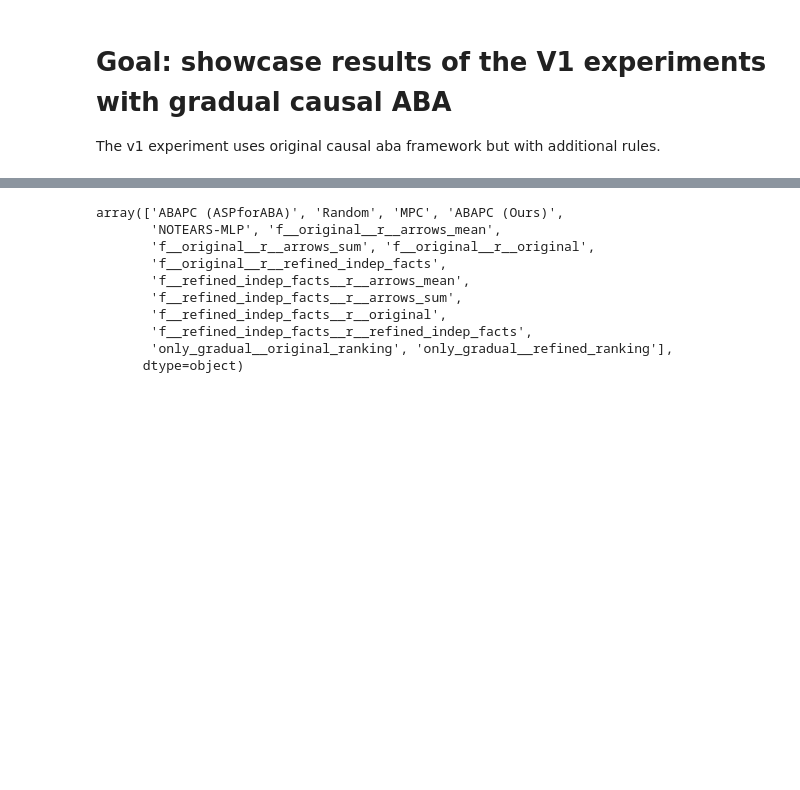
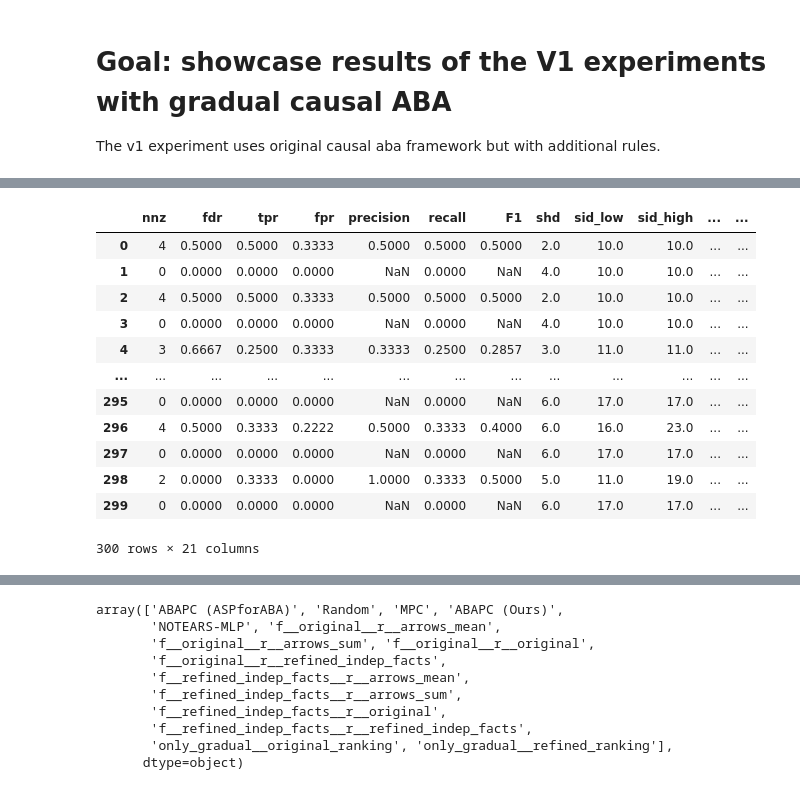
Before and after one commit to fisheeve/gradual-sem-causal-aba, a Jupyter notebook: notebooks/ExperimentV1/demo.ipynb, the cells around one changed output, grey strips where cells are left out. Drawn from its saved outputs; the diff is of its cells as text; code cells hidden in the pictures; blank space fills up the shorter version.

Commit message:
Add stand-alone gradual aba results to demo notebook

```diff
--- a/notebooks/ExperimentV1/demo.ipynb
+++ b/notebooks/ExperimentV1/demo.ipynb
@@ -12,3 +20,19 @@ v1_data.head()
+# %%
+only_gradual_v1_data
+# %% [output]
+|  | nnz | fdr | tpr | fpr | precision | recall | F1 | shd | sid_low | sid_high | ... | ... |
+| 0 | 4 | 0.5000 | 0.5000 | 0.3333 | 0.5000 | 0.5000 | 0.5000 | 2.0 | 10.0 | 10.0 | ... | ... |
+| 1 | 0 | 0.0000 | 0.0000 | 0.0000 | NaN | 0.0000 | NaN | 4.0 | 10.0 | 10.0 | ... | ... |
+| 2 | 4 | 0.5000 | 0.5000 | 0.3333 | 0.5000 | 0.5000 | 0.5000 | 2.0 | 10.0 | 10.0 | ... | ... |
+| 3 | 0 | 0.0000 | 0.0000 | 0.0000 | NaN | 0.0000 | NaN | 4.0 | 10.0 | 10.0 | ... | ... |
+| 4 | 3 | 0.6667 | 0.2500 | 0.3333 | 0.3333 | 0.2500 | 0.2857 | 3.0 | 11.0 | 11.0 | ... | ... |
+| ... | ... | ... | ... | ... | ... | ... | ... | ... | ... | ... | ... | ... |
+| 295 | 0 | 0.0000 | 0.0000 | 0.0000 | NaN | 0.0000 | NaN | 6.0 | 17.0 | 17.0 | ... | ... |
+| 296 | 4 | 0.5000 | 0.3333 | 0.2222 | 0.5000 | 0.3333 | 0.4000 | 6.0 | 16.0 | 23.0 | ... | ... |
+| 297 | 0 | 0.0000 | 0.0000 | 0.0000 | NaN | 0.0000 | NaN | 6.0 | 17.0 | 17.0 | ... | ... |
+| 298 | 2 | 0.0000 | 0.3333 | 0.0000 | 1.0000 | 0.3333 | 0.5000 | 5.0 | 11.0 | 19.0 | ... | ... |
+| 299 | 0 | 0.0000 | 0.0000 | 0.0000 | NaN | 0.0000 | NaN | 6.0 | 17.0 | 17.0 | ... | ... |
+300 rows × 21 columns
 # %%
 DAG_ARCS_MAP = {'asia':8, 'cancer':4, 'earthquake':4, 'sachs':17, 'survey':6, 'alarm':46, 'child':25, 'insurance':52, 'hailfinder':66, 'hepar2':123}
 DAG_NODES_MAP = {'asia':8, 'cancer':5, 'earthquake':5, 'sachs':11, 'survey':6, 'alarm':37, 'child':20, 'insurance':27, 'hailfinder':56, 'hepar2':70}
```
Also changed, not shown: parts of 6 cells of this notebook.
